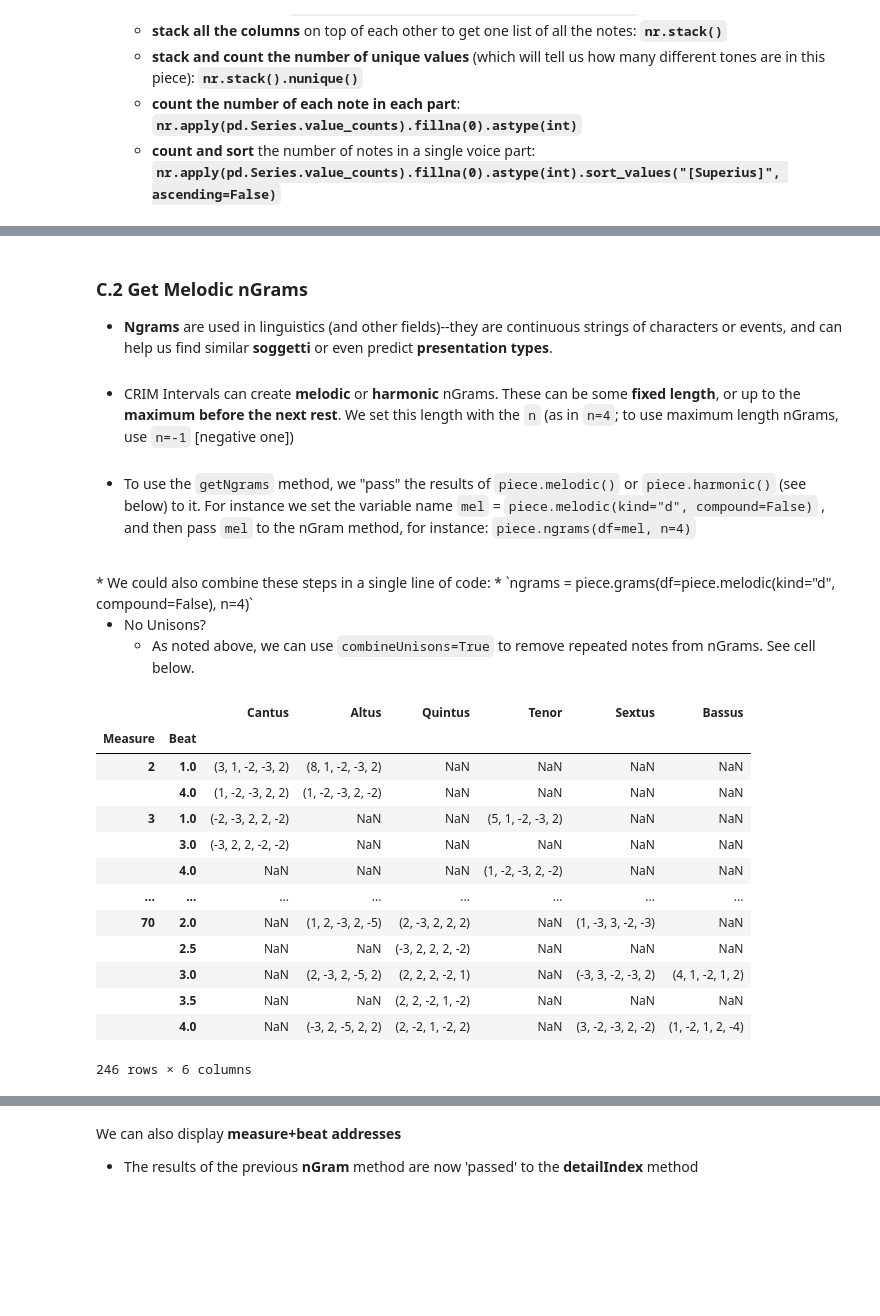
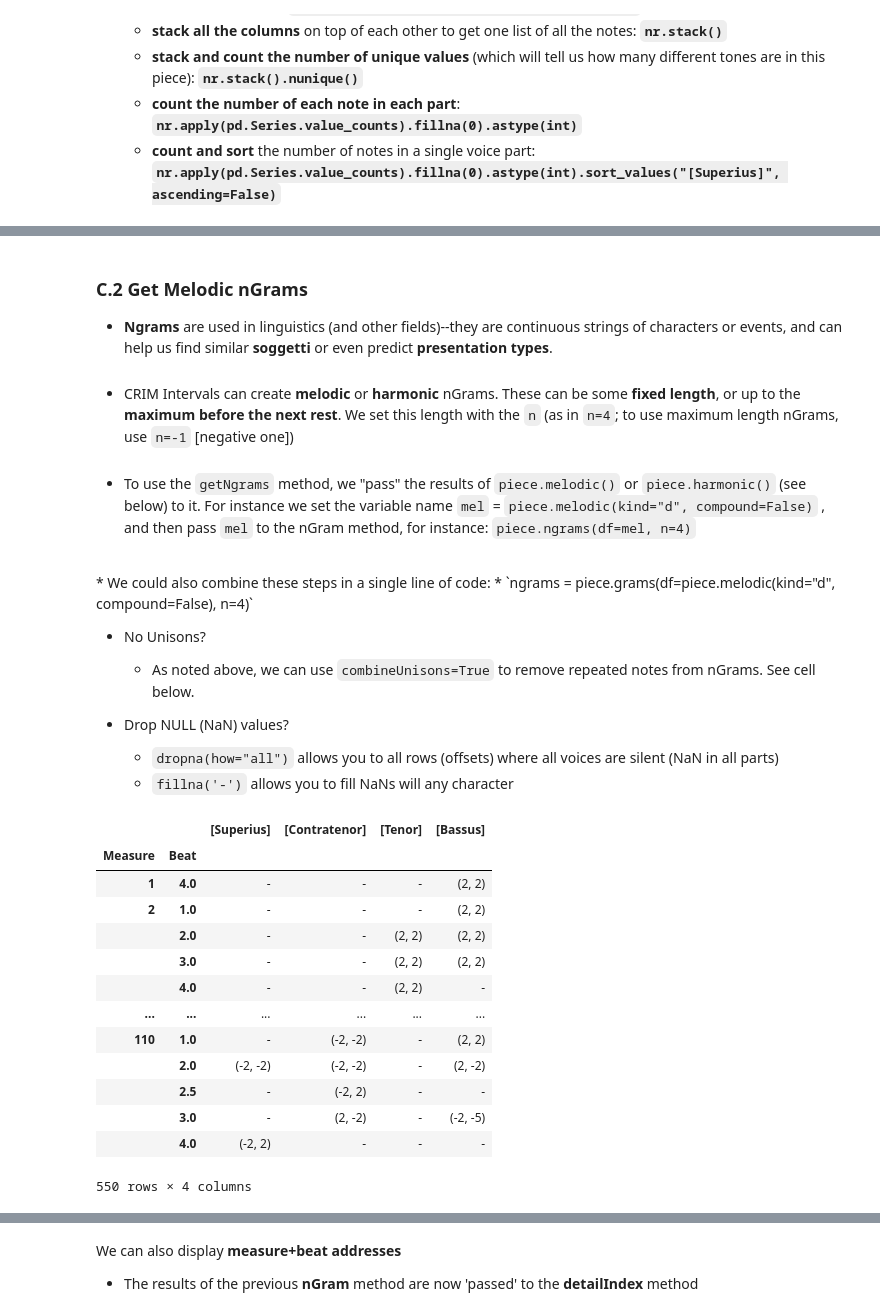
Before and after one commit to RichardFreedman/CRIM_JHUB, a Jupyter notebook: CRIM_02_Melodic_Harmonic.ipynb, the cells around one changed output, grey strips where cells are left out. Cells and saved outputs as stored; diff of their text form; code cells hidden in the pictures; blank space fills up the shorter version.

```diff
--- a/CRIM_02_Melodic_Harmonic.ipynb
+++ b/CRIM_02_Melodic_Harmonic.ipynb
@@ -77,7 +77,7 @@ prefix = 'https://crimproject.org/mei/'
 
 # Add your filename here
 
-mei_file = 'CRIM_Mass_0007_5.mei'
+mei_file = 'CRIM_Mass_0007_4.mei'
 
 url = prefix + mei_file
 
@@ -201,22 +188,27 @@ mel.apply(pd.Series.value_counts).fillna(0).astype(int)
 
 * No Unisons?
     * As noted above, we can use `combineUnisons=True` to remove repeated notes from nGrams.  See cell below.
+
+* Drop NULL (NaN) values?
+    * `dropna(how="all")` allows you to all rows (offsets) where all voices are silent (NaN in all parts)
+    * `fillna('-')` allows you to fill NaNs will any character
 # %%
 mel = piece.melodic(kind="d")
-ng = piece.ngrams(df=mel, n=5)
-piece.detailIndex(ng)
+ng = piece.ngrams(df=mel, n=2)
+ng.dropna(how="all")
+piece.detailIndex(ng).fillna('-')
 # %% [output]
-|  |  | Cantus | Altus | Quintus | Tenor | Sextus | Bassus |
-| Measure | Beat |  |  |  |  |  |  |
-| 2 | 1.0 | (3, 1, -2, -3, 2) | (8, 1, -2, -3, 2) | NaN | NaN | NaN | NaN |
-|  | 4.0 | (1, -2, -3, 2, 2) | (1, -2, -3, 2, -2) | NaN | NaN | NaN | NaN |
-| 3 | 1.0 | (-2, -3, 2, 2, -2) | NaN | NaN | (5, 1, -2, -3, 2) | NaN | NaN |
-|  | 3.0 | (-3, 2, 2, -2, -2) | NaN | NaN | NaN | NaN | NaN |
-|  | 4.0 | NaN | NaN | NaN | (1, -2, -3, 2, -2) | NaN | NaN |
-| ... | ... | ... | ... | ... | ... | ... | ... |
-| 70 | 2.0 | NaN | (1, 2, -3, 2, -5) | (2, -3, 2, 2, 2) | NaN | (1, -3, 3, -2, -3) | NaN |
-|  | 2.5 | NaN | NaN | (-3, 2, 2, 2, -2) | NaN | NaN | NaN |
-|  | 3.0 | NaN | (2, -3, 2, -5, 2) | (2, 2, 2, -2, 1) | NaN | (-3, 3, -2, -3, 2) | (4, 1, -2, 1, 2) |
-|  | 3.5 | NaN | NaN | (2, 2, -2, 1, -2) | NaN | NaN | NaN |
-|  | 4.0 | NaN | (-3, 2, -5, 2, 2) | (2, -2, 1, -2, 2) | NaN | (3, -2, -3, 2, -2) | (1, -2, 1, 2, -4) |
+|  |  | [Superius] | [Contratenor] | [Tenor] | [Bassus] |
+| Measure | Beat |  |  |  |  |
+| 1 | 4.0 | - | - | - | (2, 2) |
+| 2 | 1.0 | - | - | - | (2, 2) |
+|  | 2.0 | - | - | (2, 2) | (2, 2) |
+|  | 3.0 | - | - | (2, 2) | (2, 2) |
+|  | 4.0 | - | - | (2, 2) | - |
+| ... | ... | ... | ... | ... | ... |
+| 110 | 1.0 | - | (-2, -2) | - | (2, 2) |
+|  | 2.0 | (-2, -2) | (-2, -2) | - | (2, -2) |
+|  | 2.5 | - | (-2, 2) | - | - |
+|  | 3.0 | - | (2, -2) | - | (-2, -5) |
+|  | 4.0 | (-2, 2) | - | - | - |
-246 rows × 6 columns
+550 rows × 4 columns
```
Also changed, not shown: parts of 22 cells of this notebook, 25 other files.
